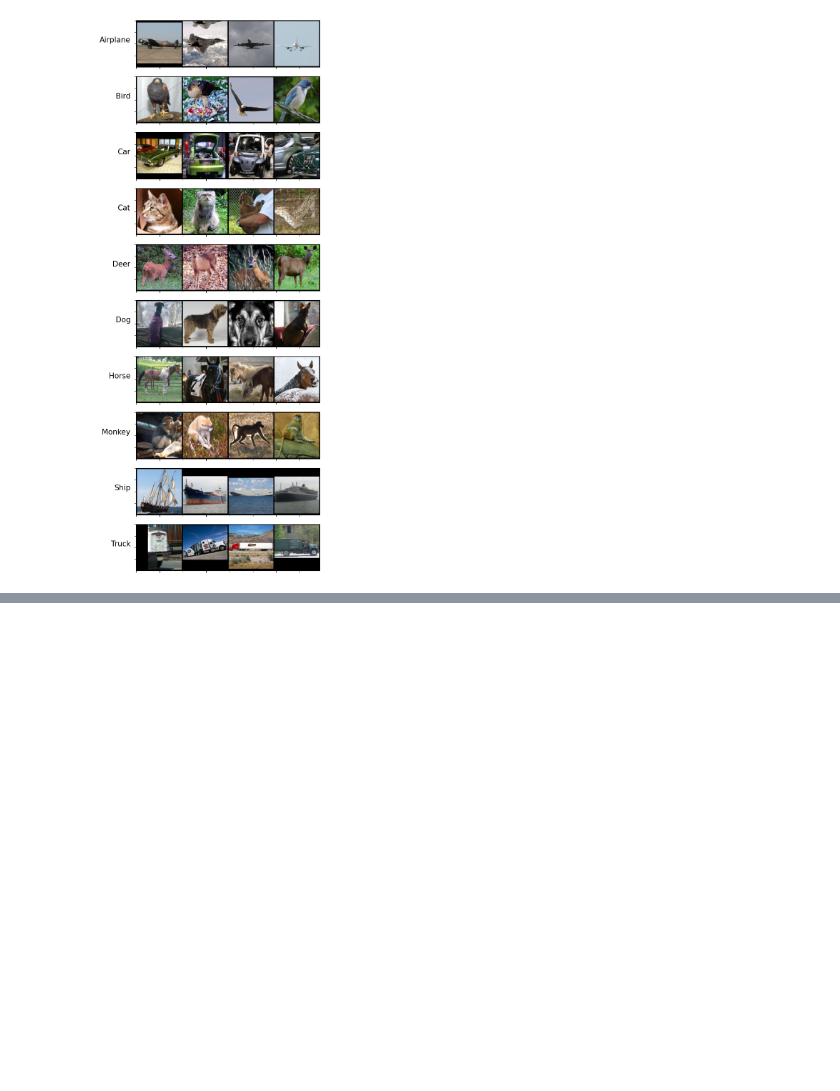
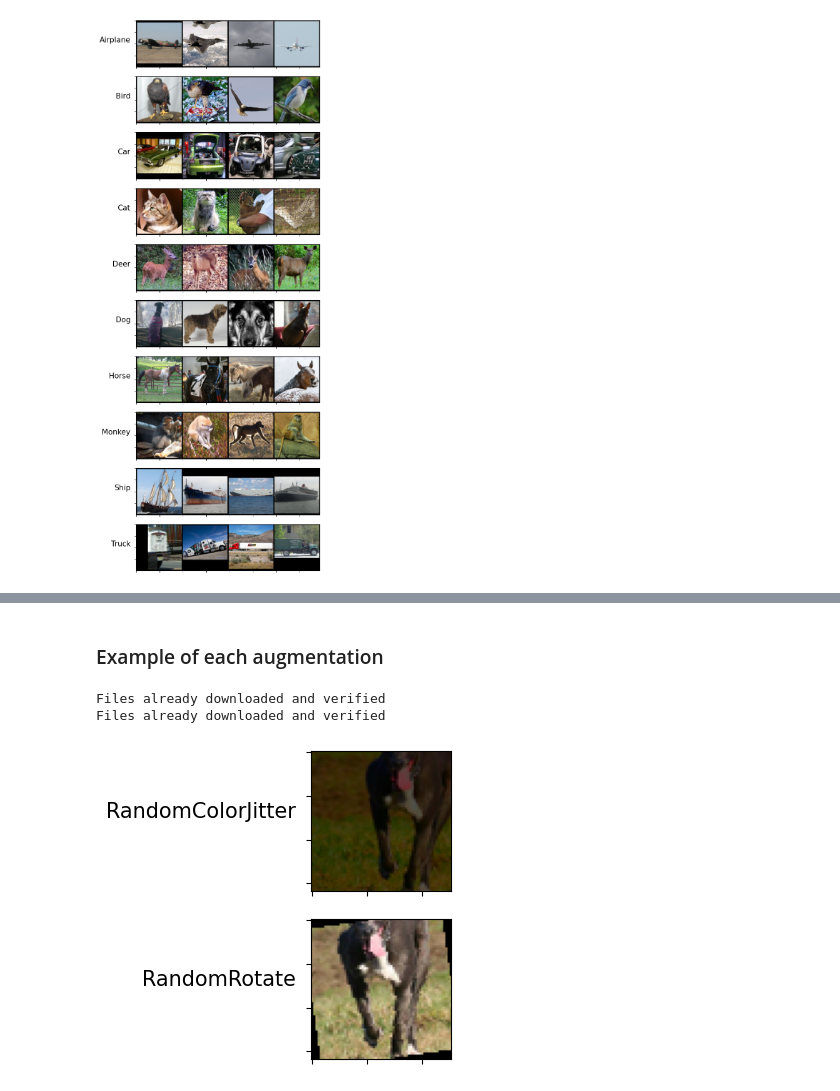
Before and after one commit to NoamDiamant52/DL-BIU, a Jupyter notebook: HW3.ipynb, the cells around one changed output, grey strips where cells are left out. Drawn from its saved outputs; the diff is of its cells as text; code cells hidden in the pictures; blank space fills up the shorter version.

```diff
--- a/HW3.ipynb
+++ b/HW3.ipynb
@@ -71,0 +131,47 @@ Files already downloaded and verified
+# %% [markdown]
+### Example of each augmentation
+# %%
+def plot_augmentations(crop: int = 64) -> None:
+    random_color_jitter = transformation.Compose([
+        transformation.ToTensor(),  # Convert image to tensor
+        transformation.RandomCrop((64, 64)),  # Randomly crop image
+        transformation.ColorJitter(brightness=(0,5), saturation=(0, 5), hue=(-0.5,0.5)),  # Adjust color jitter
+        ])
+    random_rotation = transformation.Compose([
+        transformation.ToTensor(),  # Convert image to tensor
+        transformation.RandomCrop((64, 64)),  # Randomly crop image
+        transformation.RandomRotation(60)  # Randomly rotate
+    ])
+
+    random_color_jitter_data = torchvision.datasets.STL10(root='./data', split='train', download=True, transform=random_color_jitter)
+    random_rotation = torchvision.datasets.STL10(root='./data', split='train', download=True, transform=random_rotation)
+
+    color_jitter_loader = torch.utils.data.DataLoader(random_color_jitter_data)
+    rotation_loader = torch.utils.data.DataLoader(random_rotation)
+
+    color_jitter_iter = iter(color_jitter_loader)
+    rotation_iter = iter(rotation_loader)
+
+    _, axes = plt.subplots(2, 1, figsize=(8, 4))
+    axes = axes.flatten()
+
+    color_jitter_example, _ = next(color_jitter_iter)
+    rotation_example, _ = next(rotation_iter)
+    color_jitter_example, _ = next(color_jitter_iter)
+    rotation_example, _ = next(rotation_iter)
+
+    axes[0].imshow(np.transpose(torchvision.utils.make_grid(color_jitter_example), (1, 2, 0)))
+    axes[0].set_ylabel('RandomColorJitter', rotation='horizontal', fontsize=15, horizontalalignment='right')
+    axes[1].imshow(np.transpose(torchvision.utils.make_grid(rotation_example), (1, 2, 0)))
+    axes[1].set_ylabel('RandomRotate', rotation='horizontal', fontsize=15, horizontalalignment='right')
+
+    for ax in axes:
+        ax.set_yticklabels([])
+        ax.set_xticklabels([])
+    plt.show()
+
+plot_augmentations()
+# %% [output]
+Files already downloaded and verified
+Files already downloaded and verified
+[figure, added]
```
Also changed, not shown: parts of 4 cells of this notebook.
